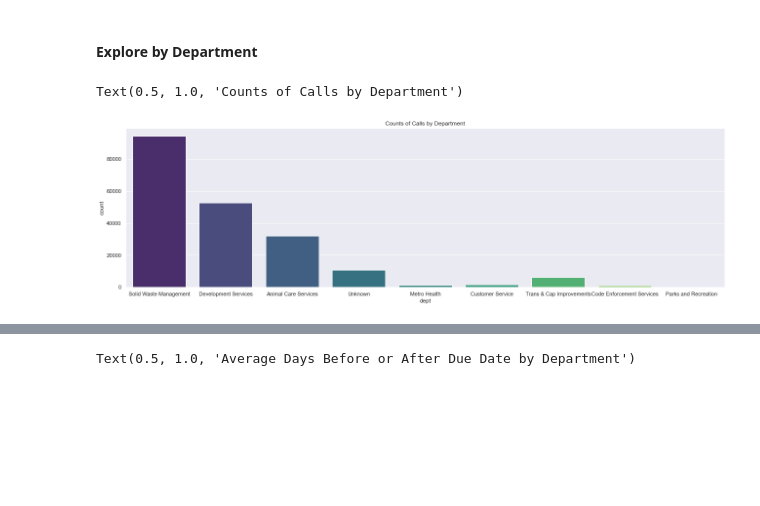
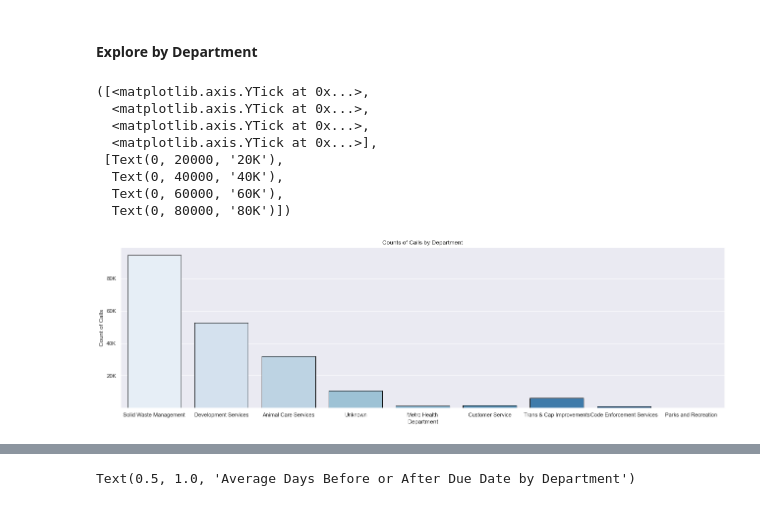
Before and after one commit to 3-1-1-Codeup/project, a Jupyter notebook: workbooks/sam/Iteration_2/sams_it2.ipynb, the cells around one changed output, grey strips where cells are left out. Drawn from its saved outputs; the diff is of its cells as text; code cells hidden in the pictures; blank space fills up the shorter version.

```diff
--- a/workbooks/sam/Iteration_2/sams_it2.ipynb
+++ b/workbooks/sam/Iteration_2/sams_it2.ipynb
@@ -21,7 +21,6 @@ df = pd.read_csv('service_calls.csv')
 ## Preparing the data
 # %%
 df = wrangle.clean_311(df)
-df = df.dropna(how = 'any')
 # %%
 # Previewing the data
 
@@ -370,9 +370,21 @@ Text(0.5, 1.0, 'Average Days a Case is Open by Reason')
 # %%
 # Showing the counts of calls by dept, solid waste management is the most called on by far
 
 plt.subplots(figsize=(22, 6))
 sns.set_theme(style="darkgrid")
-sns.countplot(data = train, x = 'dept', palette = "viridis").set_title('Counts of Calls by Department')
+sns.countplot(data = train, x = 'dept', palette = "Blues", edgecolor = 'black').set_title('Counts of Calls by Department')
+plt.xlabel('Department')
+plt.ylabel('Count of Calls')
+positions = (20000, 40000, 60000, 80000)
+labels = ("20K", "40K", "60K", "80K")
+plt.yticks(positions, labels)
 # %% [output]
-Text(0.5, 1.0, 'Counts of Calls by Department')
+([<matplotlib.axis.YTick at 0x...>,
+  <matplotlib.axis.YTick at 0x...>,
+  <matplotlib.axis.YTick at 0x...>,
+  <matplotlib.axis.YTick at 0x...>],
+ [Text(0, 20000, '20K'),
+  Text(0, 40000, '40K'),
+  Text(0, 60000, '60K'),
+  Text(0, 80000, '80K')])
-[figure, old version]
+[figure, new version]
```
Also changed, not shown: parts of 51 cells of this notebook, 1 other file.
